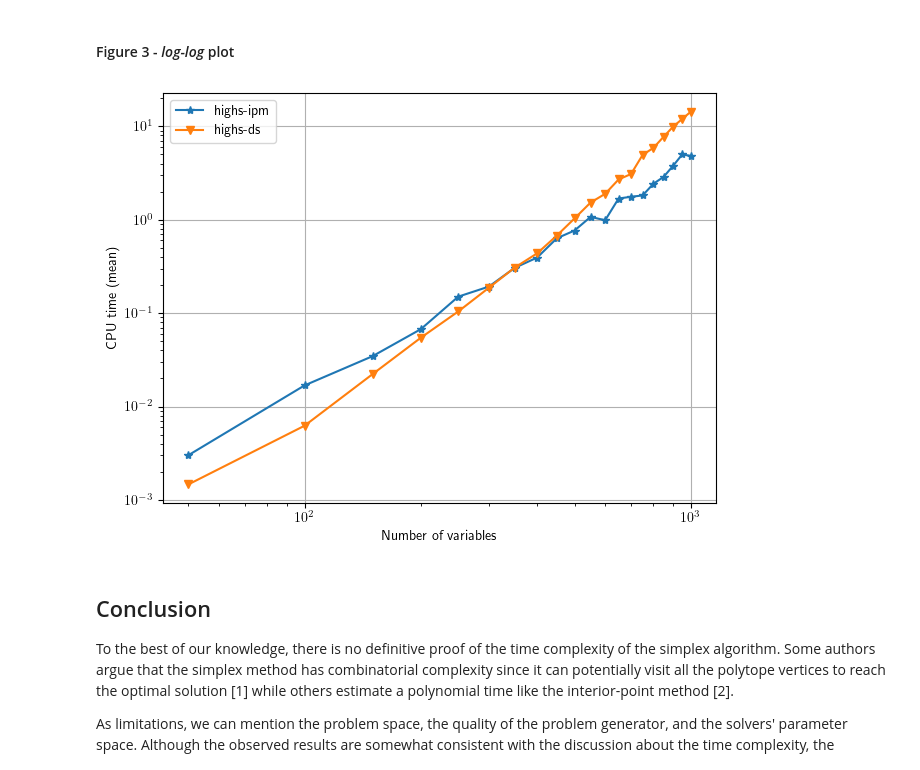
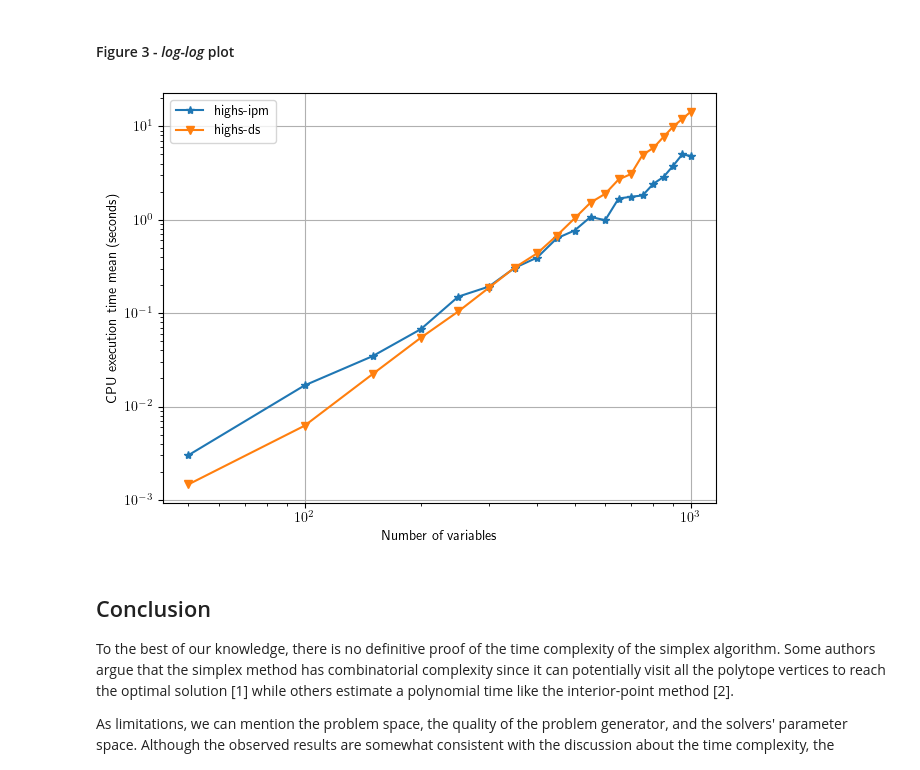
Before and after one commit to ozeasx/math510-mini1, a Jupyter notebook: Mini-1.ipynb, the cells around one changed output. Drawn from its saved outputs; the diff is of its cells as text; code cells hidden in the pictures.

```diff
--- a/Mini-1.ipynb
+++ b/Mini-1.ipynb
@@ -202,28 +202,28 @@ plt.show()
 # %%
 plt.rcParams['text.usetex'] = True
 
 fig, ax = plt.subplots()
 
 marker = {'highs-ds': 'v',
           'highs-ipm': '*'}
 
 for method in methods:
     ax.plot(df[df['method']==method].groupby(['n_variables'])[['time']].agg([np.mean]), marker=marker[method], label=method)
 
 # ax.plot(x1_fitted, y1_fitted, label="${%fe}^{%fx}$" % (a1, b1))
 # ax.plot(x2_fitted, y2_fitted, label="${%fe}^{%fx}$" % (a2, b2))
 
 ax.set_xlabel('Number of variables')
-ax.set_ylabel('CPU time (mean)')
+ax.set_ylabel('CPU execution time mean (seconds)')
 ax.set_yscale('log')
 ax.set_xscale('log')
 
 ax.legend()
 ax.grid()
 plt.tight_layout()
 plt.show()
 # %% [output]
-[figure, old version]
+[figure, new version]
 # %% [markdown]
 ## Conclusion
 
```
Also changed, not shown: parts of 4 cells of this notebook, 1 other file.
